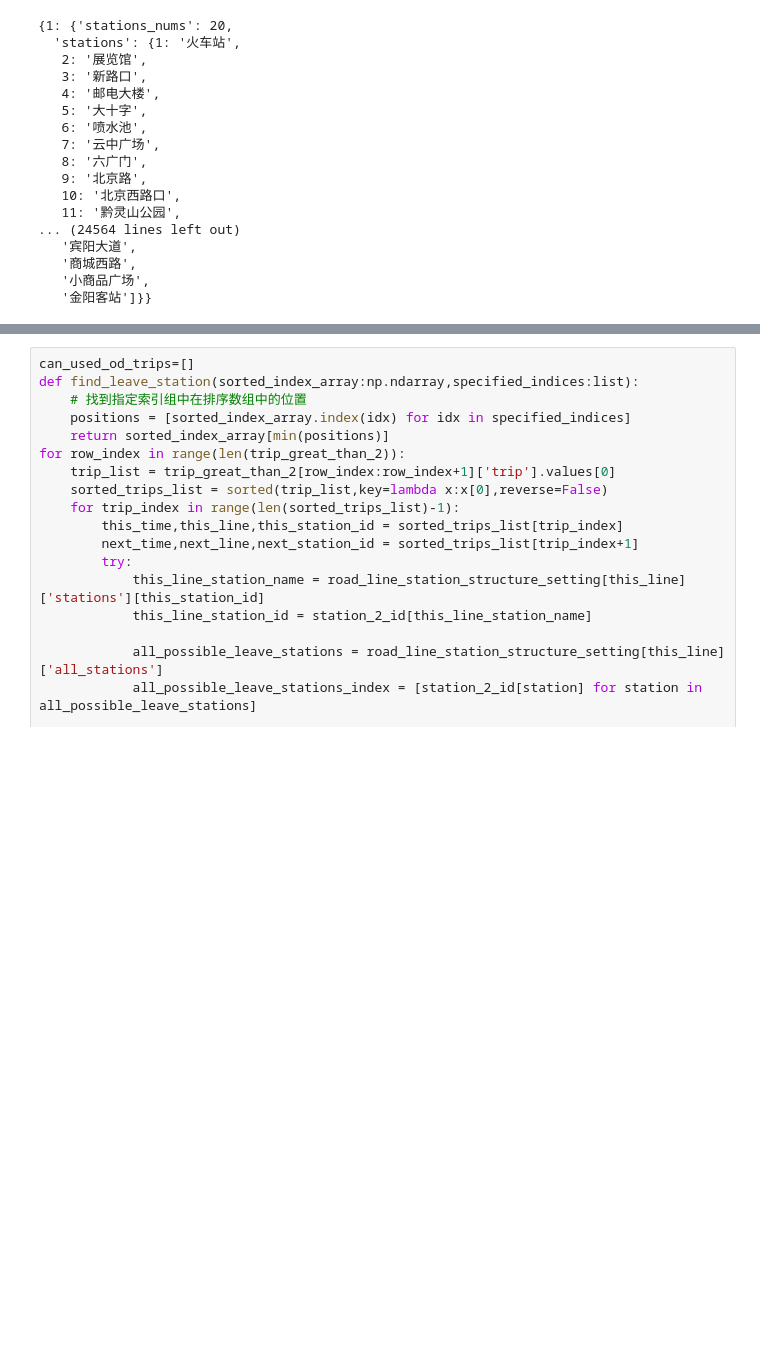
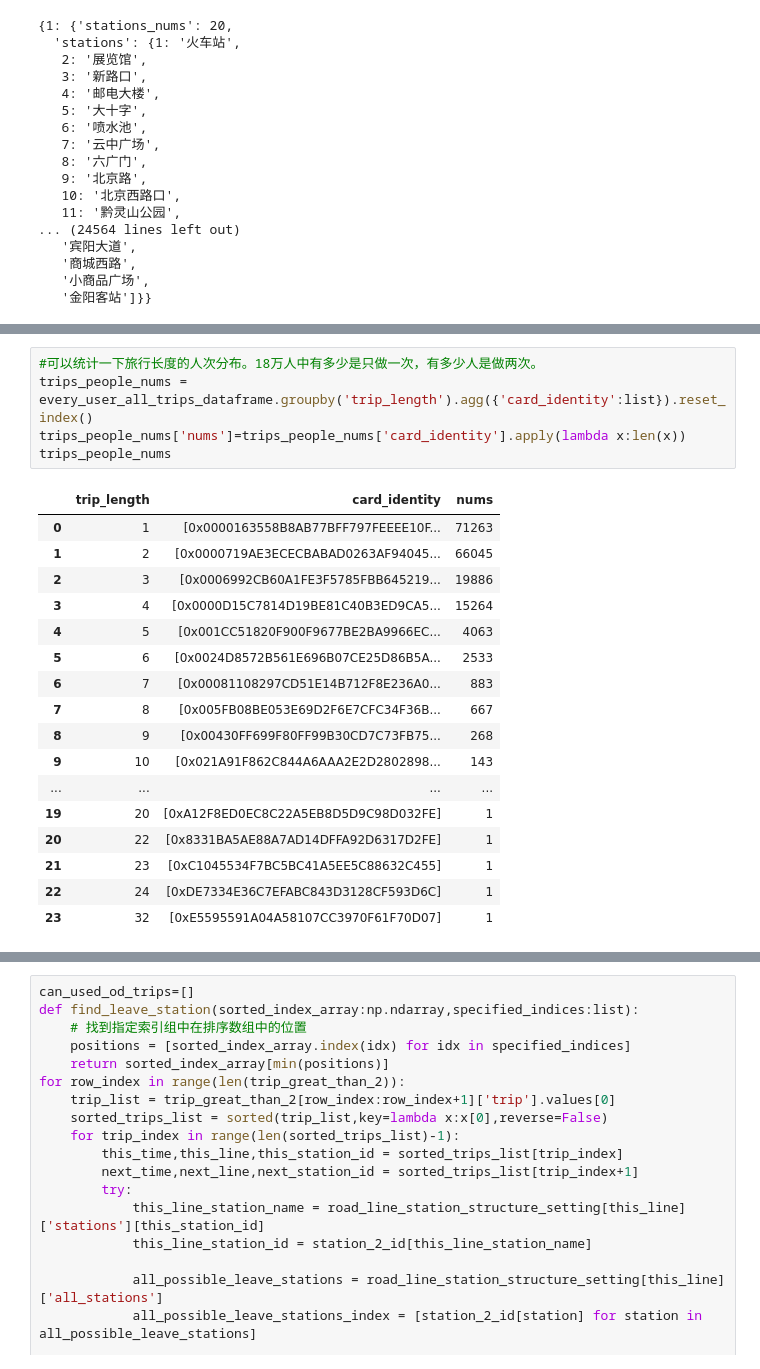
Before and after one commit to xmu-hph/mybus_cor, a Jupyter notebook: temp.ipynb, the cells around one changed output, grey strips where cells are left out. Cells and saved outputs as stored; diff of their text form; blank space fills up the shorter version.

```diff
--- a/temp.ipynb
+++ b/temp.ipynb
@@ -163,3 +161,26 @@ trip_great_than_2
 | 109925 | 0xFFFDF917CDD67471BC901AD187061D38 | [14:03:34, 13:16:22] | [47, 60] | [2, 6] | [5042, 4484] | 2 | ... |
 | 109926 | 0xFFFE02778DE233DDA75564C495BD3228 | [15:54:58, 16:20:02] | [238, 41] | [3, 29] | [4975, 6642] | 2 | ... |
 109927 rows × 7 columns
+# %%
+#可以统计一下旅行长度的人次分布。18万人中有多少是只做一次，有多少人是做两次。
+trips_people_nums = every_user_all_trips_dataframe.groupby('trip_length').agg({'card_identity':list}).reset_index()
+trips_people_nums['nums']=trips_people_nums['card_identity'].apply(lambda x:len(x))
+trips_people_nums
+# %% [output]
+|  | trip_length | card_identity | nums |
+| 0 | 1 | [0x0000163558B8AB77BFF797FEEEE10F... | 71263 |
+| 1 | 2 | [0x0000719AE3ECECBABAD0263AF94045... | 66045 |
+| 2 | 3 | [0x0006992CB60A1FE3F5785FBB645219... | 19886 |
+| 3 | 4 | [0x0000D15C7814D19BE81C40B3ED9CA5... | 15264 |
+| 4 | 5 | [0x001CC51820F900F9677BE2BA9966EC... | 4063 |
+| 5 | 6 | [0x0024D8572B561E696B07CE25D86B5A... | 2533 |
+| 6 | 7 | [0x00081108297CD51E14B712F8E236A0... | 883 |
+| 7 | 8 | [0x005FB08BE053E69D2F6E7CFC34F36B... | 667 |
+| 8 | 9 | [0x00430FF699F80FF99B30CD7C73FB75... | 268 |
+| 9 | 10 | [0x021A91F862C844A6AAA2E2D2802898... | 143 |
+| ... | ... | ... | ... |
+| 19 | 20 | [0xA12F8ED0EC8C22A5EB8D5D9C98D032FE] | 1 |
+| 20 | 22 | [0x8331BA5AE88A7AD14DFFA92D6317D2FE] | 1 |
+| 21 | 23 | [0xC1045534F7BC5BC41A5EE5C88632C455] | 1 |
+| 22 | 24 | [0xDE7334E36C7EFABC843D3128CF593D6C] | 1 |
+| 23 | 32 | [0xE5595591A04A58107CC3970F61F70D07] | 1 |
```
Also changed, not shown: parts of 24 cells of this notebook, 8 other files.
